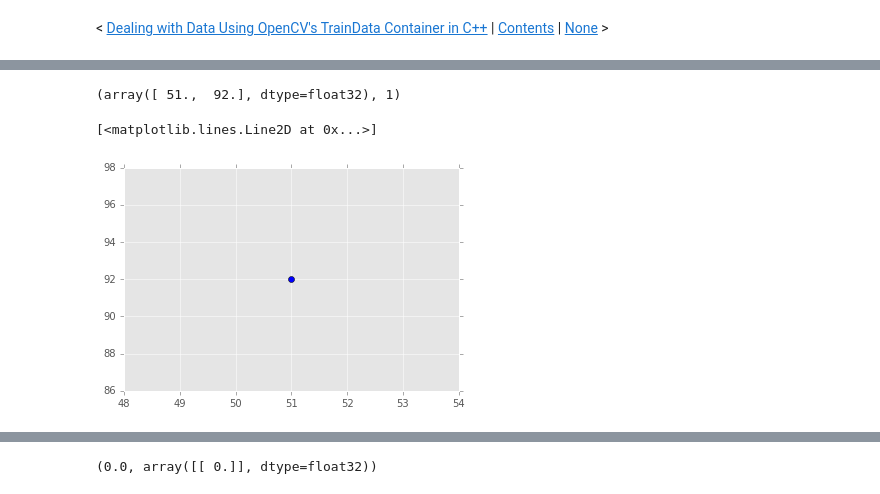
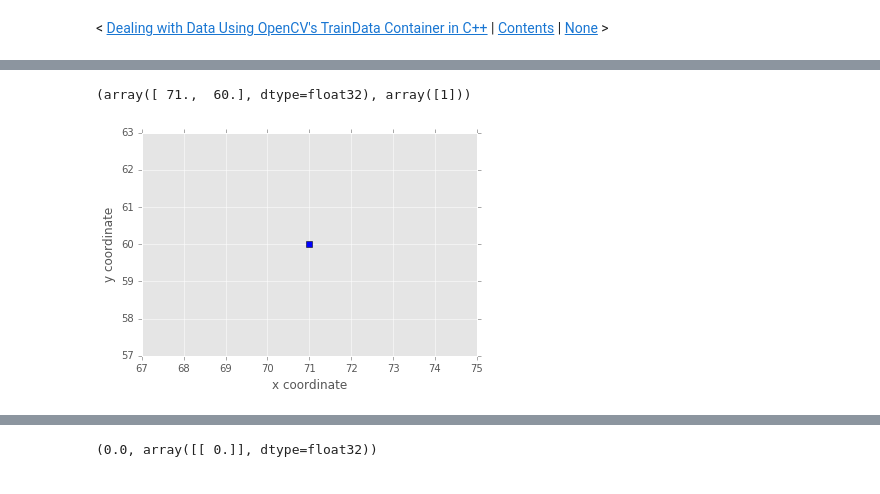
Before and after one commit to mbeyeler/opencv-machine-learning, a Jupyter notebook: notebooks/03.01-The-k-Nearest-Neighbor-Algorithm.ipynb, the cells around one changed output, grey strips where cells are left out. Cells and saved outputs as stored; diff of their text form; code cells hidden in the pictures.

```diff
--- a/notebooks/03.01-The-k-Nearest-Neighbor-Algorithm.ipynb
+++ b/notebooks/03.01-The-k-Nearest-Neighbor-Algorithm.ipynb
@@ -20,9 +47,9 @@ np.random.seed(42)
 # %%
-def generate_train_data(num_samples, num_features=2):
-    # Feature set containing (x,y) values of 25 known/training data
+def generate_data(num_samples, num_features=2):
+    """Randomly generates a number of data points"""
     data_size = (num_samples, num_features)
-    train_data = np.random.randint(0, 100, data_size)
-
-    labels = np.random.randint(0, 2, num_samples)
+    train_data = np.random.randint(0, 100, size=data_size)
+    labels_size = (num_samples, 1)
+    labels = np.random.randint(0, 2, size=labels_size)
 
     return train_data.astype(np.float32), labels
@@ -43,0 +56,3 @@ array([[ 51.,  92.],
+# %%
+train_data, labels = generate_data(11)
+train_data
@@ -44,4 +71,4 @@ array([[ 51.,  92.],
 # %%
 train_data[0], labels[0]
 # %% [output]
-(array([ 51.,  92.], dtype=float32), 1)
+(array([ 71.,  60.], dtype=float32), array([1]))
@@ -54,5 +75,7 @@ blue = train_data[labels.ravel() == 1]
 # %%
-plt.plot(train_data[0, 0], train_data[0, 1], 'ob')
+plt.plot(train_data[0, 0], train_data[0, 1], 'sb')
+plt.xlabel('x coordinate')
+plt.ylabel('y coordinate')
+plt.savefig('plot_single.png')
 # %% [output]
-[<matplotlib.lines.Line2D at 0x...>]
-[figure, old version]
+[figure, new version]
```
Also changed, not shown: parts of 30 cells of this notebook.
